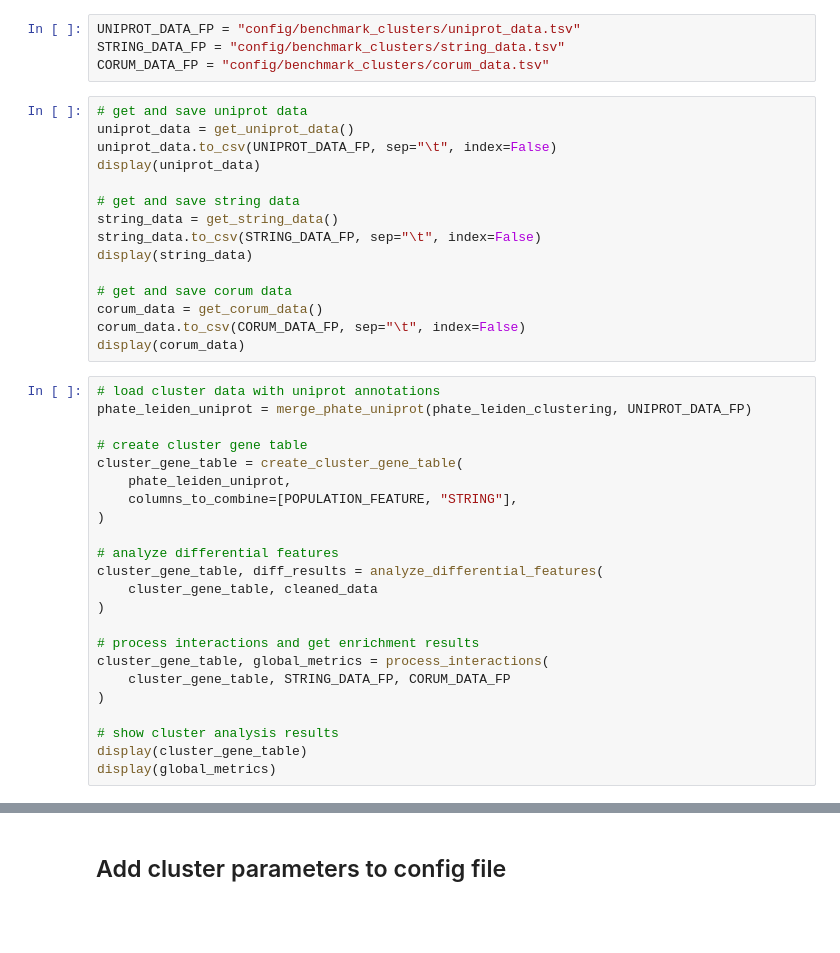
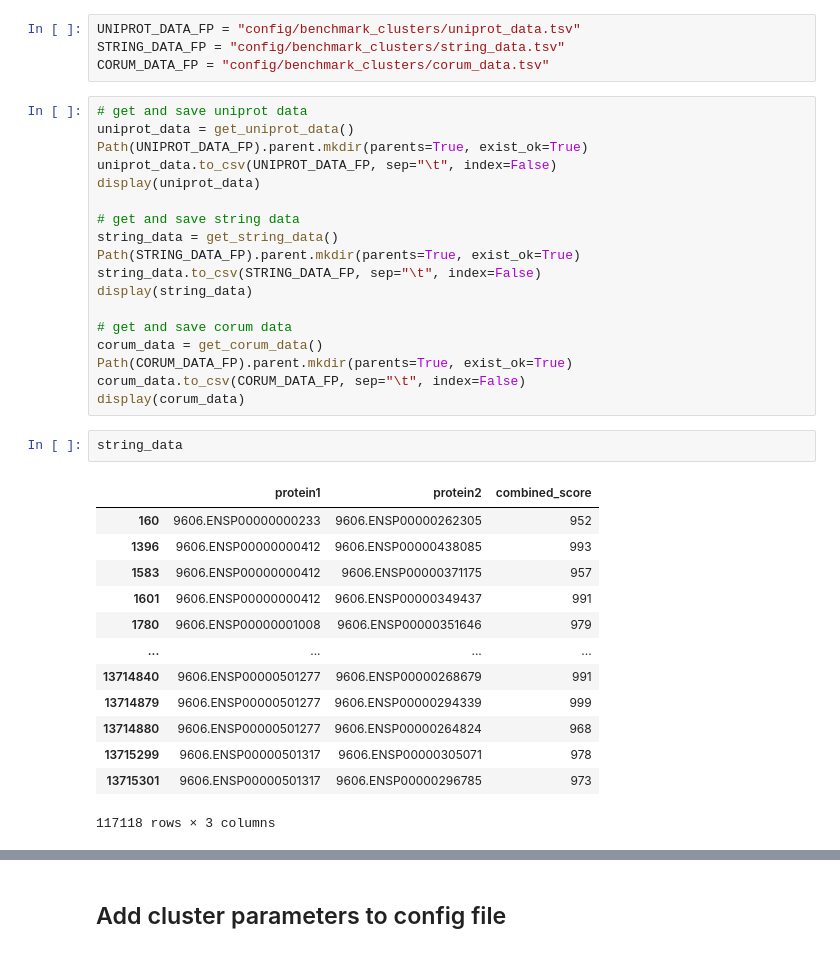
Before and after one commit to cheeseman-lab/brieflow-analysis, a Jupyter notebook: analysis/9.configure_cluster_params.ipynb, the cells around one changed output, grey strips where cells are left out. Saved outputs shown, nothing was run; the diff lists cells and outputs as text; blank space fills up the shorter version.

Commit message:
cluster stuff

```diff
--- a/analysis/9.configure_cluster_params.ipynb
+++ b/analysis/9.configure_cluster_params.ipynb
@@ -142,38 +142,34 @@ CORUM_DATA_FP = "config/benchmark_clusters/corum_data.tsv"
 # %%
 # get and save uniprot data
 uniprot_data = get_uniprot_data()
+Path(UNIPROT_DATA_FP).parent.mkdir(parents=True, exist_ok=True)
 uniprot_data.to_csv(UNIPROT_DATA_FP, sep="\t", index=False)
 display(uniprot_data)
 
 # get and save string data
 string_data = get_string_data()
+Path(STRING_DATA_FP).parent.mkdir(parents=True, exist_ok=True)
 string_data.to_csv(STRING_DATA_FP, sep="\t", index=False)
 display(string_data)
 
 # get and save corum data
 corum_data = get_corum_data()
+Path(CORUM_DATA_FP).parent.mkdir(parents=True, exist_ok=True)
 corum_data.to_csv(CORUM_DATA_FP, sep="\t", index=False)
 display(corum_data)
-# %%
-# load cluster data with uniprot annotations
-phate_leiden_uniprot = merge_phate_uniprot(phate_leiden_clustering, UNIPROT_DATA_FP)
-
-# create cluster gene table
-cluster_gene_table = create_cluster_gene_table(
-    phate_leiden_uniprot,
-    columns_to_combine=[POPULATION_FEATURE, "STRING"],
-)
-
-# analyze differential features
-cluster_gene_table, diff_results = analyze_differential_features(
-    cluster_gene_table, cleaned_data
-)
-
-# process interactions and get enrichment results
-cluster_gene_table, global_metrics = process_interactions(
-    cluster_gene_table, STRING_DATA_FP, CORUM_DATA_FP
-)
-
-# show cluster analysis results
-display(cluster_gene_table)
-display(global_metrics)
+# %%
+string_data
+# %% [output]
+|  | protein1 | protein2 | combined_score |
+| 160 | 9606.ENSP00000000233 | 9606.ENSP00000262305 | 952 |
+| 1396 | 9606.ENSP00000000412 | 9606.ENSP00000438085 | 993 |
+| 1583 | 9606.ENSP00000000412 | 9606.ENSP00000371175 | 957 |
+| 1601 | 9606.ENSP00000000412 | 9606.ENSP00000349437 | 991 |
+| 1780 | 9606.ENSP00000001008 | 9606.ENSP00000351646 | 979 |
+| ... | ... | ... | ... |
+| 13714840 | 9606.ENSP00000501277 | 9606.ENSP00000268679 | 991 |
+| 13714879 | 9606.ENSP00000501277 | 9606.ENSP00000294339 | 999 |
+| 13714880 | 9606.ENSP00000501277 | 9606.ENSP00000264824 | 968 |
+| 13715299 | 9606.ENSP00000501317 | 9606.ENSP00000305071 | 978 |
+| 13715301 | 9606.ENSP00000501317 | 9606.ENSP00000296785 | 973 |
+117118 rows × 3 columns
```
Also changed, not shown: parts of 4 cells of this notebook, 4 other files.
